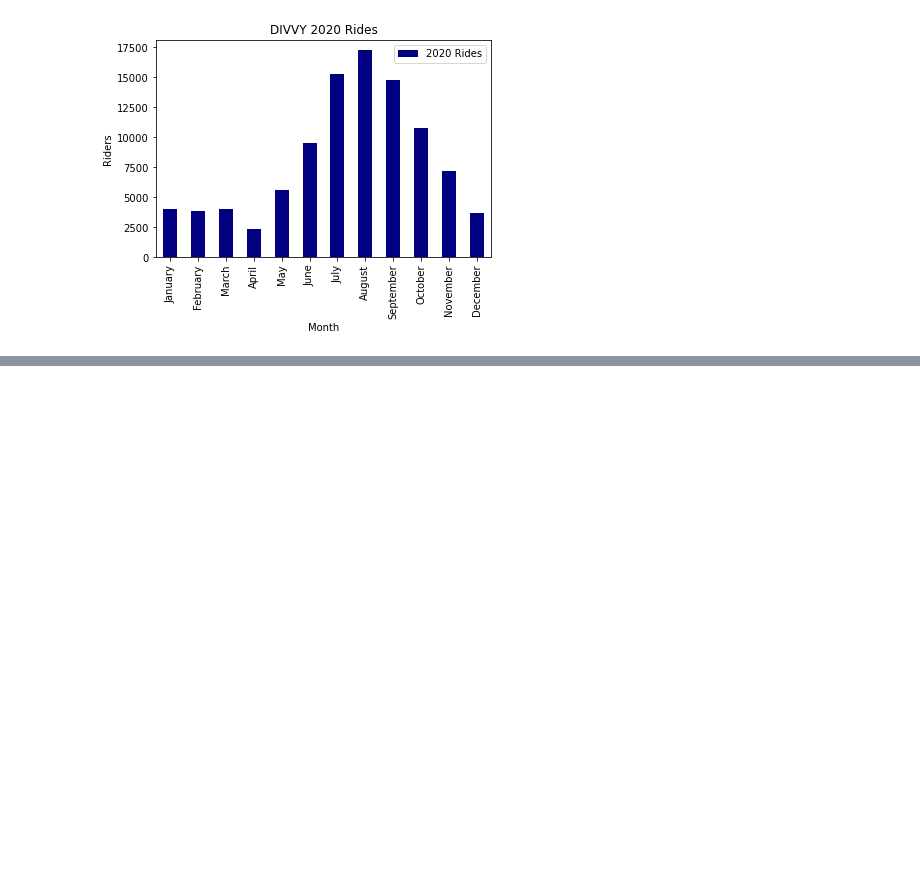
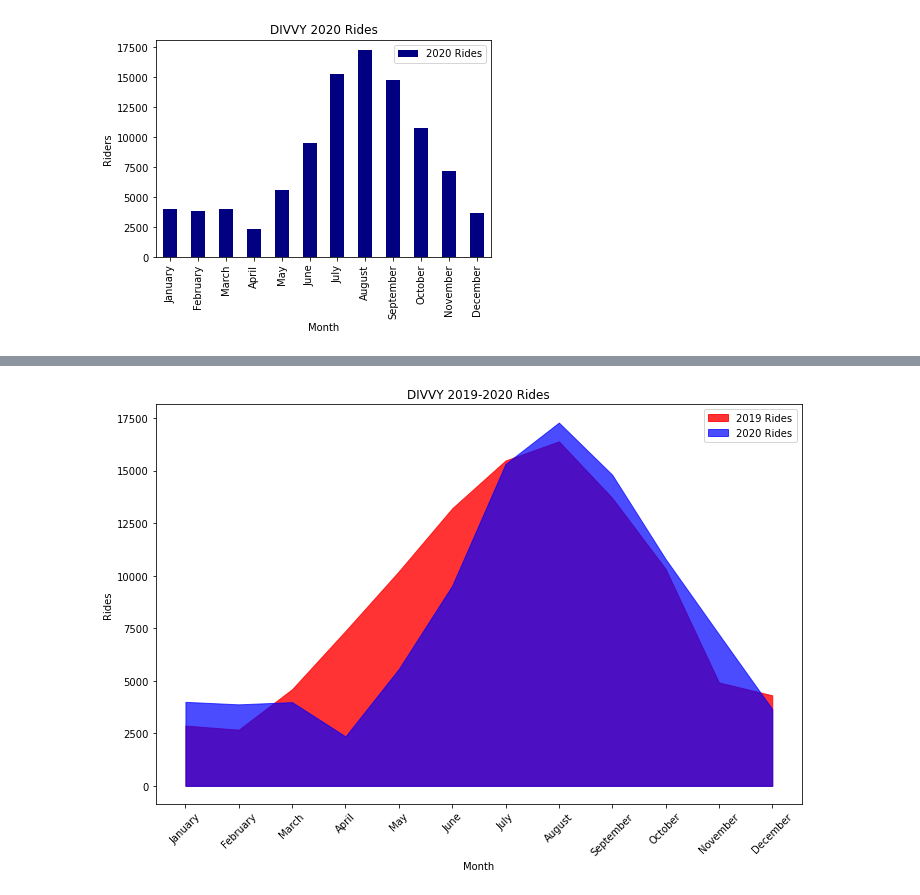
Before and after one commit to Slainte91/COVID-movement, a Jupyter notebook: divvy/divvy.ipynb, the cells around one changed output, grey strips where cells are left out. Cells and saved outputs as stored; diff of their text form; code cells hidden in the pictures; blank space fills up the shorter version.

```diff
--- a/divvy/divvy.ipynb
+++ b/divvy/divvy.ipynb
@@ -207,0 +208,14 @@ fig.savefig("ComboArea.png")
+# %%
+plt.subplots(figsize=(10, 7))
+plt.fill_between(div19cnt['Month'], div19cnt['2019 Rides'], color='red', alpha=0.8, label='2019 Rides')
+plt.fill_between(div20cnt['Month'], div20cnt['2020 Rides'], color='blue', alpha=0.7, label='2020 Rides')
+plt.title("DIVVY 2019-2020 Rides")
+plt.xlabel("Month")
+plt.ylabel("Rides")
+plt.xticks(rotation = 45)
+plt.legend()
+plt.tight_layout()
+plt.savefig('mpltComboArea.png')
+plt.show()
+# %% [output]
+[figure, added]
```
Also changed, not shown: parts of 1 cell of this notebook, 1 other file.
